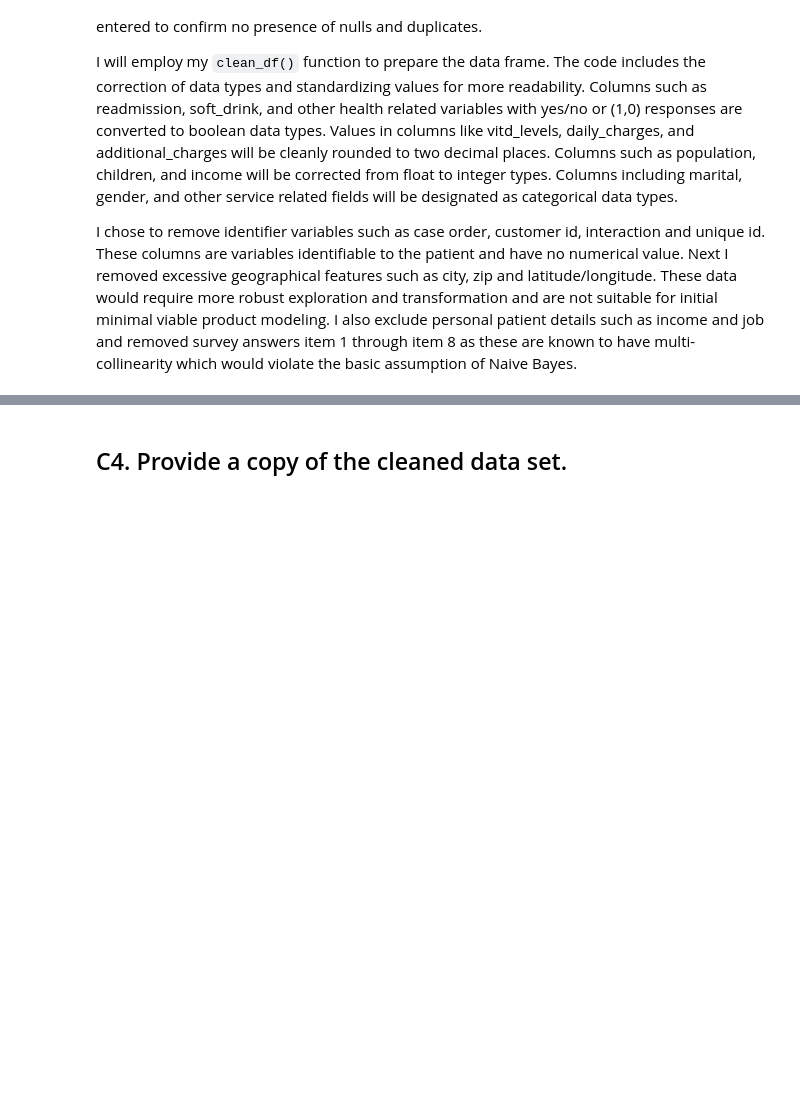
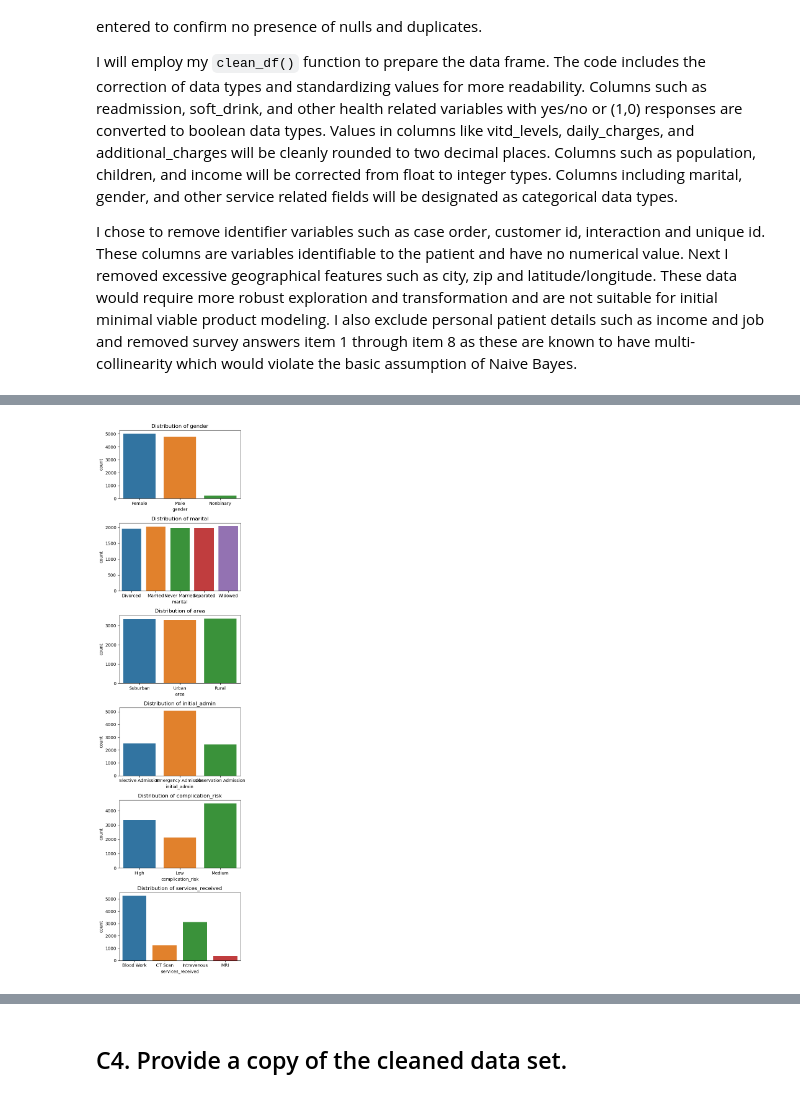
Before and after one commit to DesireeMcElroy/WGU_MSDA, a Jupyter notebook: D209-Data_Mining_I/NaiveBayes_Task1.ipynb, the cells around one changed output, grey strips where cells are left out. Saved outputs shown, nothing was run; the diff lists cells and outputs as text; code cells hidden in the pictures; blank space fills up the shorter version.

```diff
--- a/D209-Data_Mining_I/NaiveBayes_Task1.ipynb
+++ b/D209-Data_Mining_I/NaiveBayes_Task1.ipynb
@@ -203,0 +214,13 @@ When analyzing features like readmission and daily_charges, these variables may
+# %%
+# set up subplots
+fig, axes = plt.subplots(nrows=len(cat_vars), figsize=(5, 18))
+
+# Plot each categorical column as a separate subplot
+for i, col in enumerate(cat_vars):
+    sns.countplot(x=df[col], ax=axes[i])
+    axes[i].set_title(f'Distribution of {col}')
+
+plt.tight_layout()
+plt.show()
+# %% [output]
+[figure, added]
```
Also changed, not shown: parts of 15 cells of this notebook.
